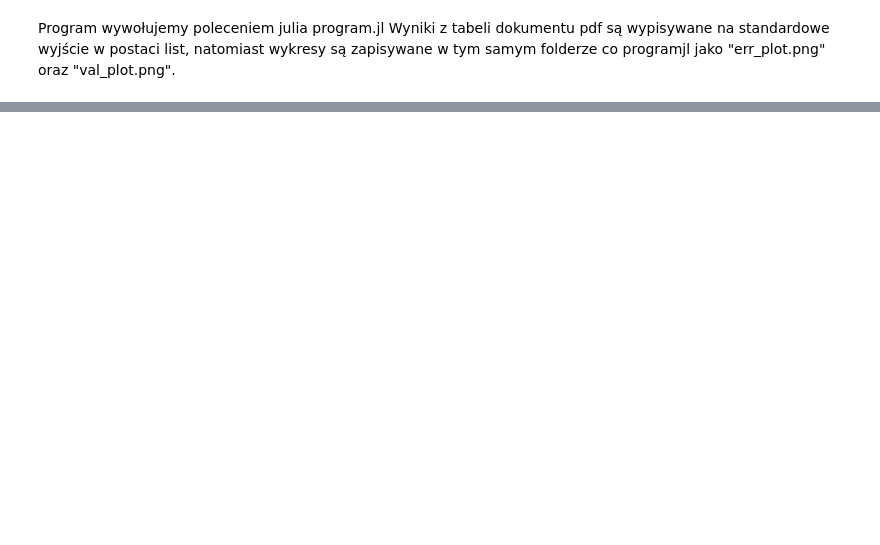
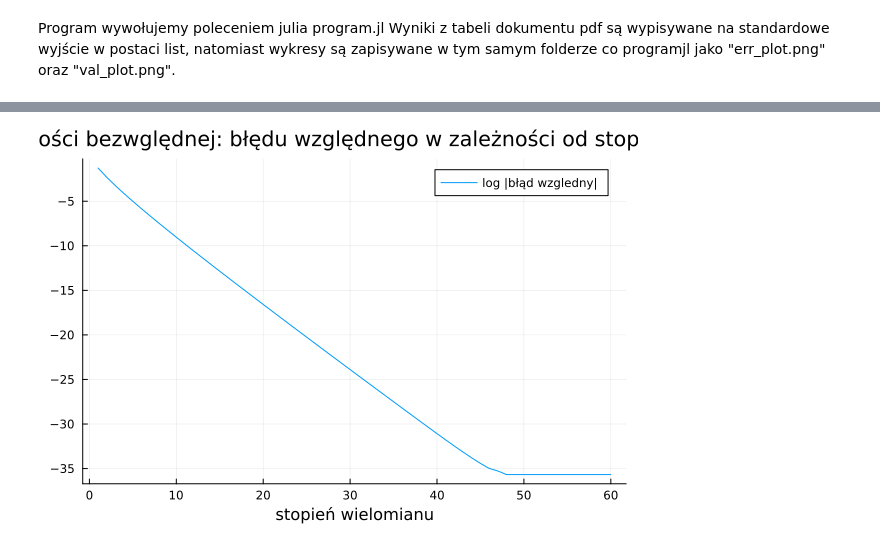
Before and after one commit to ronia-jakim/analiza_numeryczna_M, a Jupyter notebook: prac_0/prog/program.ipynb, the cells around one changed output, grey strips where cells are left out. Saved outputs shown, nothing was run; the diff lists cells and outputs as text; code cells hidden in the pictures; blank space fills up the shorter version.

```diff
--- a/prac_0/prog/program.ipynb
+++ b/prac_0/prog/program.ipynb
@@ -15,0 +53,4 @@ program.calc_val_deg(16, b, 0.5)
+# %%
+program.print_rel_err_log_graph(60, 0.5)
+# %% [output]
+[figure, added]
```
Also changed, not shown: parts of 10 cells of this notebook, 1 other file.
